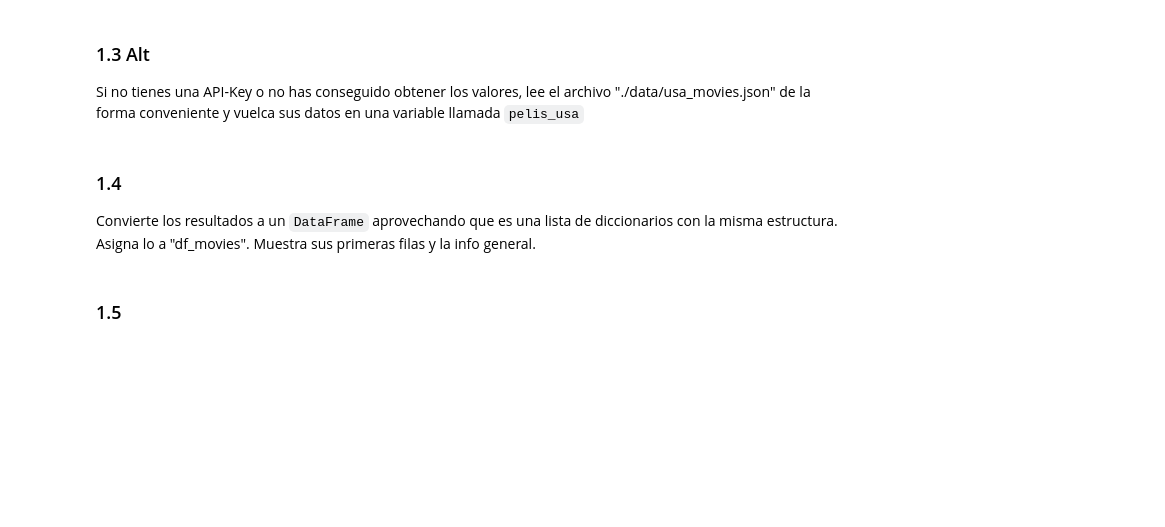
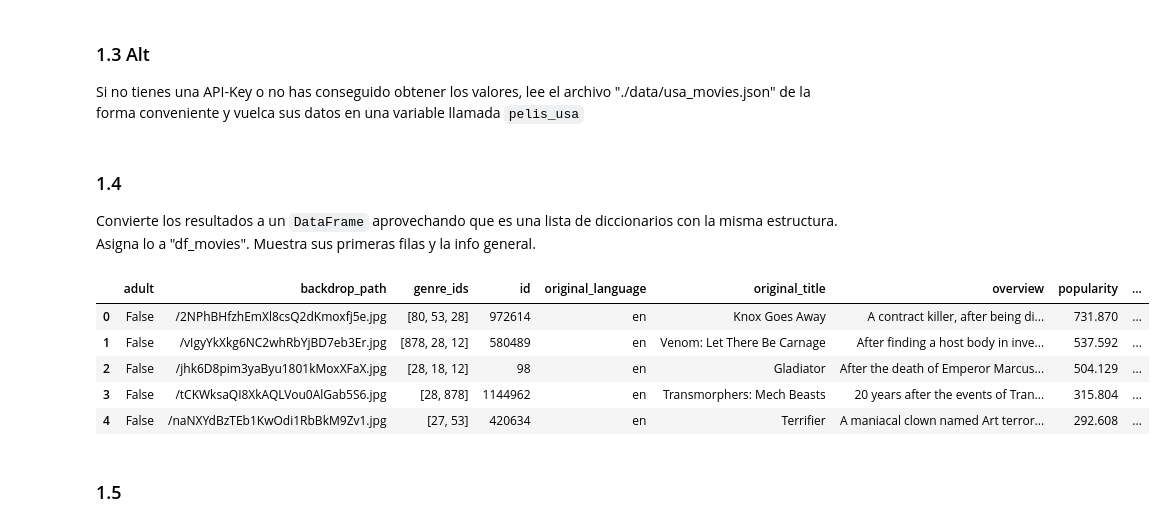
Before and after one commit to Anttt4/ONLINE_DS_THEBRIDGE_Antonio_Carreno_Jimenez, a Jupyter notebook: Sprint 6/Unidad 2/18_Practica_Obligatoria_Scraping_API.ipynb, the cells around one changed output. Cells and saved outputs as stored; diff of their text form; code cells hidden in the pictures; blank space fills up the shorter version.

```diff
--- a/Sprint 6/Unidad 2/18_Practica_Obligatoria_Scraping_API.ipynb
+++ b/Sprint 6/Unidad 2/18_Practica_Obligatoria_Scraping_API.ipynb
@@ -90,0 +97,7 @@ EXTRA: Hay una forma de que te devuelva los datos en español cuando corresponda
+# %%
+base_url = "https://api.themoviedb.org/3/"
+end_point = "discover/movie"
+
+url_usa = base_url + end_point + f"?sort_by=popularity.desc&with_origin_country=US&year=2023&page=1&api_key={API_KEY_TMDb}"
+
+print(url_usa)
@@ -92,3 +107,12 @@ EXTRA: Hay una forma de que te devuelva los datos en español cuando corresponda
 ### 1.3
 
 Escribe el código de respuesta y su explicación. Vuelca los datos de la respuesta en una variable `datos_usa` (es decir el resultado del metodo `json`). Muestra los campos del json de respuesta y decide cuál es el que vamos a usar para extrarer los datos. Muestra los valores para ese campo y luego asignalo a la variable `pelis_usa`.
+# %%
+response_api = requests.request("GET", url_usa)
+print(response_api)
+
+print(response_api.text)
+print(type(response_api.text))
+
+datos_usa = response_api.json()
+datos_usa
@@ -94,0 +140,3 @@ Escribe el código de respuesta y su explicación. Vuelca los datos de la respue
+# %%
+pelis_usa = datos_usa["results"]
+pelis_usa
@@ -100,6 +166,16 @@ Si no tienes una API-Key o no has conseguido obtener los valores, lee el archivo
 ### 1.4
 
 Convierte los resultados a un `DataFrame` aprovechando que es una lista de diccionarios con la misma estructura. Asigna lo a "df_movies". Muestra sus primeras filas y la info general.
+# %%
+df_movies = pd.DataFrame(pelis_usa)
+df_movies.head()
+# %% [output]
+|  | adult | backdrop_path | genre_ids | id | original_language | original_title | overview | popularity | ... |
+| 0 | False | /2NPhBHfzhEmXl8csQ2dKmoxfj5e.jpg | [80, 53, 28] | 972614 | en | Knox Goes Away | A contract killer, after being di... | 731.870 | ... |
+| 1 | False | /vIgyYkXkg6NC2whRbYjBD7eb3Er.jpg | [878, 28, 12] | 580489 | en | Venom: Let There Be Carnage | After finding a host body in inve... | 537.592 | ... |
+| 2 | False | /jhk6D8pim3yaByu1801kMoxXFaX.jpg | [28, 18, 12] | 98 | en | Gladiator | After the death of Emperor Marcus... | 504.129 | ... |
+| 3 | False | /tCKWksaQI8XkAQLVou0AlGab5S6.jpg | [28, 878] | 1144962 | en | Transmorphers: Mech Beasts | 20 years after the events of Tran... | 315.804 | ... |
+| 4 | False | /naNXYdBzTEb1KwOdi1RbBkM9Zv1.jpg | [27, 53] | 420634 | en | Terrifier | A maniacal clown named Art terror... | 292.608 | ... |
 # %% [markdown]
 ### 1.5
 # %% [markdown]
```
Also changed, not shown: parts of 17 cells of this notebook.
